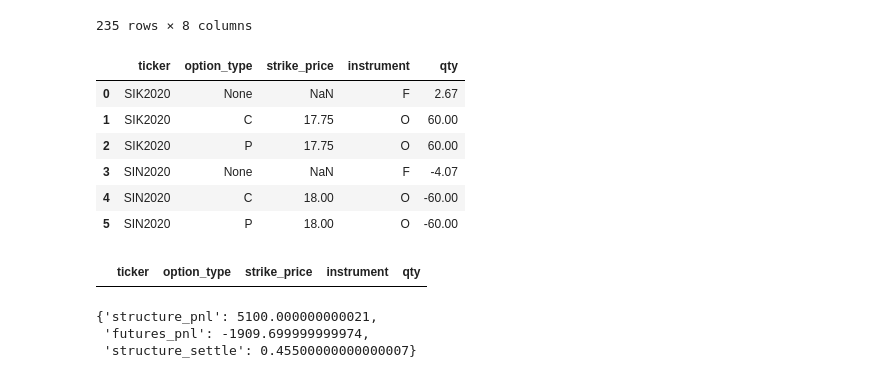
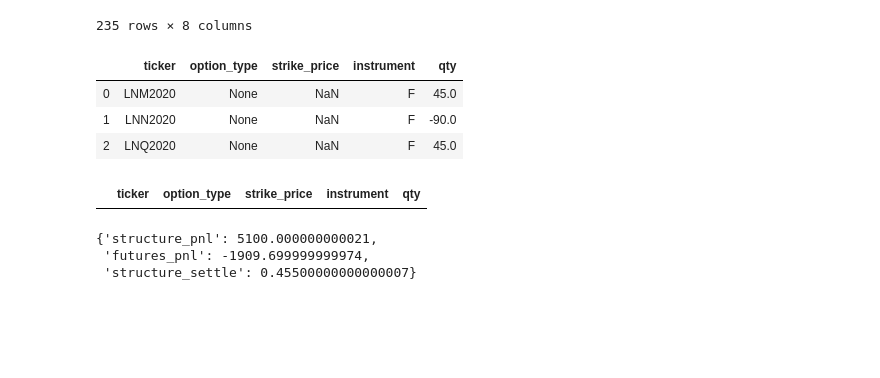
Before and after one commit to chitown2016/repo_barbarossa, a Jupyter notebook: PycharmProjects/ta/trade_helper.ipynb, the cells around one changed output. Saved outputs shown, nothing was run; the diff lists cells and outputs as text; code cells hidden in the pictures; blank space fills up the shorter version.

```diff
--- a/PycharmProjects/ta/trade_helper.ipynb
+++ b/PycharmProjects/ta/trade_helper.ipynb
@@ -164,19 +474,16 @@ ts.move_position_from_strategy_2_strategy(strategy_from='delta_oct19',strategy_t
 # %%
 import shared.calendar_utilities as cu
 import ta.strategy as tas
-wuhu  = tas.get_net_position_4strategy_alias(alias='SIK20N20VCS',as_of_date=cu.get_doubledate())
+wuhu  = tas.get_net_position_4strategy_alias(alias='LNM2020N2020N2020Q2020',as_of_date=cu.get_doubledate())
 wuhu
 # sell 1 Z futures CK2020N2020H2020K2020
 # HO FG, 10KCH2020N2020N2020Z2020
 # need to buy 2 SMZ
 # %% [output]
 |  | ticker | option_type | strike_price | instrument | qty |
-| 0 | SIK2020 | None | NaN | F | 2.67 |
-| 1 | SIK2020 | C | 17.75 | O | 60.00 |
-| 2 | SIK2020 | P | 17.75 | O | 60.00 |
-| 3 | SIN2020 | None | NaN | F | -4.07 |
-| 4 | SIN2020 | C | 18.00 | O | -60.00 |
-| 5 | SIN2020 | P | 18.00 | O | -60.00 |
+| 0 | LNM2020 | None | NaN | F | 45.0 |
+| 1 | LNN2020 | None | NaN | F | -90.0 |
+| 2 | LNQ2020 | None | NaN | F | 45.0 |
 # %%
 wuhu  = tas.get_net_position_4strategy_alias(alias='TYZ2018_short_scv')
 wuhu
```
Also changed, not shown: parts of 6 cells of this notebook, 22 other files.
